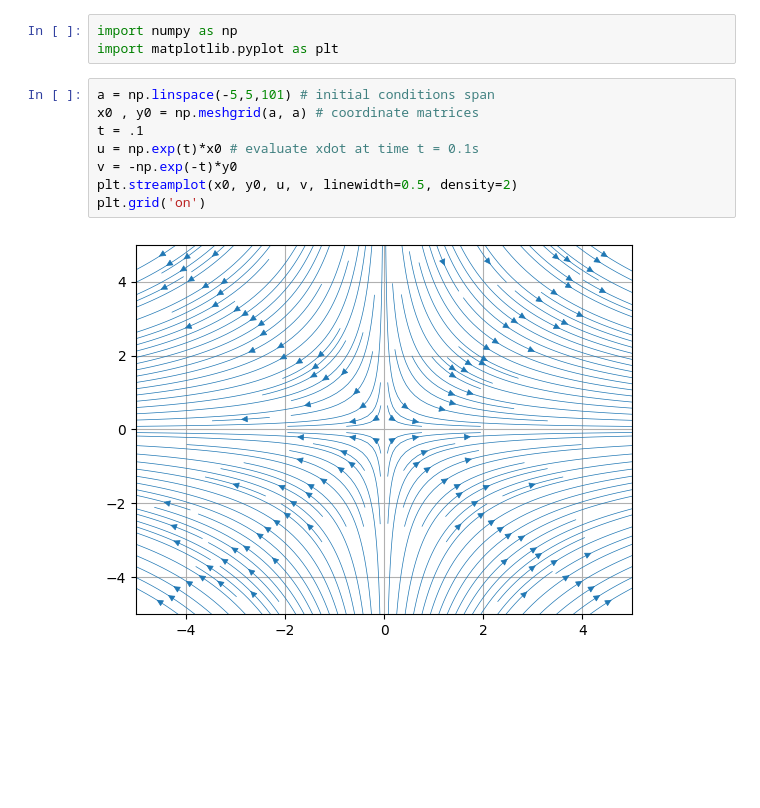
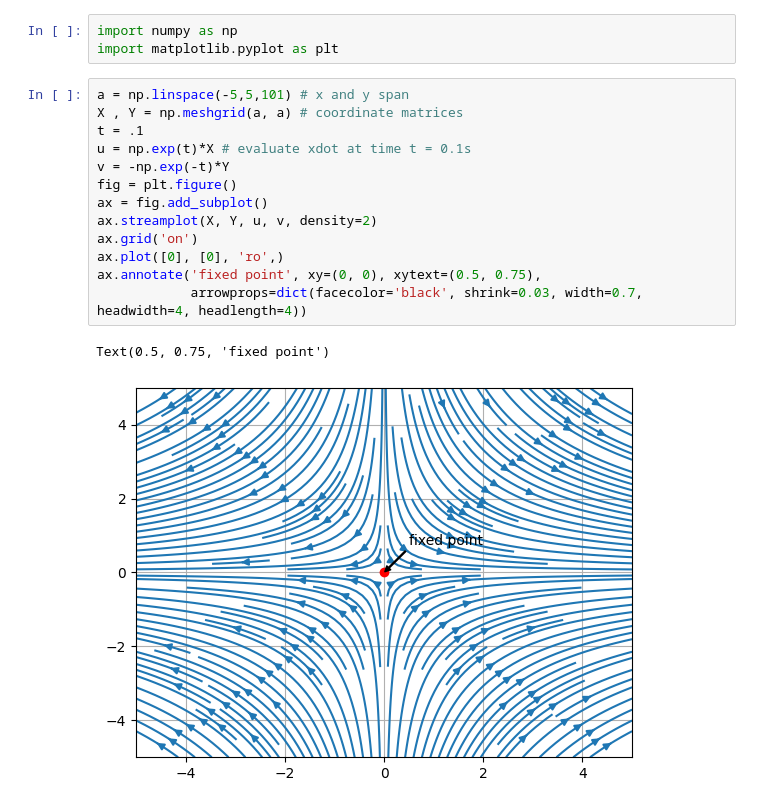
Before and after one commit to Sepehrforoughi/steve-mds-python-codes, a Jupyter notebook: steve_mds_18.ipynb, the cells around one changed output. Cells and saved outputs as stored; diff of their text form; blank space fills up the shorter version.

```diff
--- a/steve_mds_18.ipynb
+++ b/steve_mds_18.ipynb
@@ -2,12 +2,18 @@
 import numpy as np
 import matplotlib.pyplot as plt
 # %%
-a = np.linspace(-5,5,101) # initial conditions span
-x0 , y0 = np.meshgrid(a, a) # coordinate matrices
+a = np.linspace(-5,5,101) # x and y span
+X , Y = np.meshgrid(a, a) # coordinate matrices
 t = .1
-u = np.exp(t)*x0 # evaluate xdot at time t = 0.1s
-v = -np.exp(-t)*y0
-plt.streamplot(x0, y0, u, v, linewidth=0.5, density=2)
-plt.grid('on')
+u = np.exp(t)*X # evaluate xdot at time t = 0.1s
+v = -np.exp(-t)*Y
+fig = plt.figure()
+ax = fig.add_subplot()
+ax.streamplot(X, Y, u, v, density=2)
+ax.grid('on')
+ax.plot([0], [0], 'ro',)
+ax.annotate('fixed point', xy=(0, 0), xytext=(0.5, 0.75),
+            arrowprops=dict(facecolor='black', shrink=0.03, width=0.7, headwidth=4, headlength=4))
 # %% [output]
+Text(0.5, 0.75, 'fixed point')
-[figure, old version]
+[figure, new version]
```
Also changed, not shown: parts of 1 cell of this notebook.
